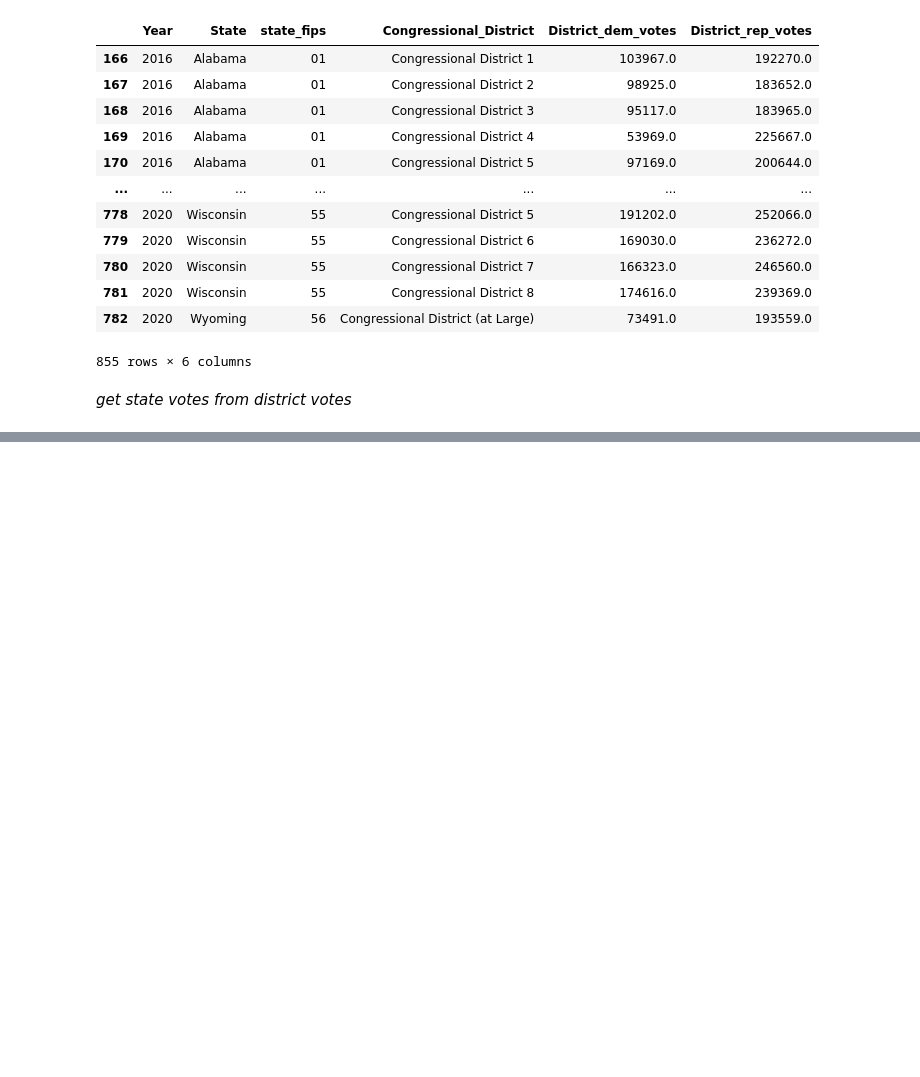
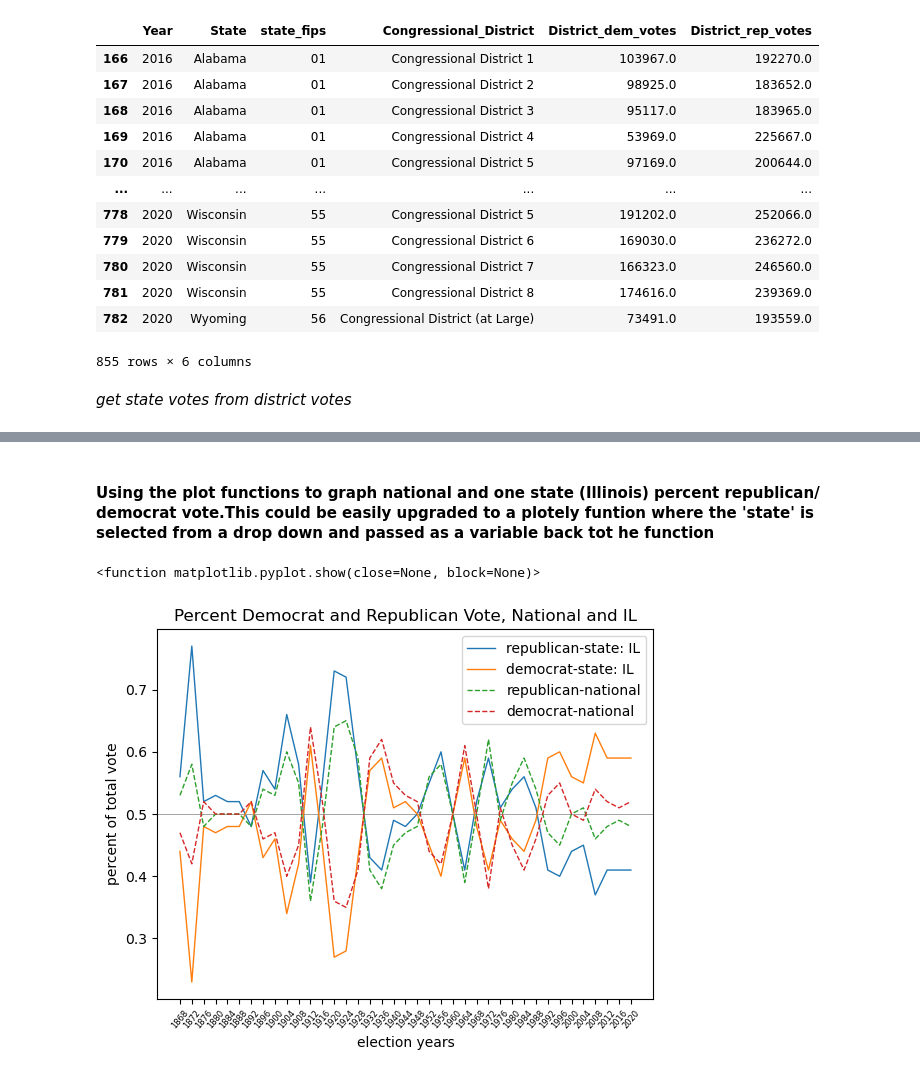
Before and after one commit to SamSims/Pro3_Group4, a Jupyter notebook: html5up-solid-state/Main.ipynb, the cells around one changed output, grey strips where cells are left out. Saved outputs shown, nothing was run; the diff lists cells and outputs as text; code cells hidden in the pictures; blank space fills up the shorter version.

```diff
--- a/html5up-solid-state/DataCleaning.ipynb
+++ b/html5up-solid-state/Main.ipynb
@@ -503,0 +1195,2 @@ elecbydist2.to_json("./Data/election_results_by_district.json",orient="records")
+# %%
+db = mongo['deepHistoricElectionResultstDB']
@@ -503,0 +1199,3 @@ elecbydist2.to_json("./Data/election_results_by_district.json",orient="records")
+# %%
+deepElectionResults = db['deepElectionResults']
+print(db.list_collection_names)
@@ -503,0 +1288,5 @@ elecbydist2.to_json("./Data/election_results_by_district.json",orient="records")
+# %%
+electionYearTo_IdDict = getElectionYearToIdDict(deepElectionResults)
+inputYear = 2020
+thisId = electionYearTo_IdDict[inputYear]
+print(f"ObjectId string: {thisId}")
@@ -503,0 +1297,6 @@ elecbydist2.to_json("./Data/election_results_by_district.json",orient="records")
+# %%
+object_id_string = electionYearTo_IdDict[2020]
+object_id = ObjectId(object_id_string)
+election_2020 = deepElectionResults.find_one({"_id": object_id})
+retrieved_election_year = election_2020['election_year']
+print(f"input year: {inputYear}, year retrieved from DB: {retrieved_election_year}")
@@ -503,0 +1657,11 @@ elecbydist2.to_json("./Data/election_results_by_district.json",orient="records")
+# %% [markdown]
+#### Using the plot functions to graph national and one state (Illinois) percent republican/ democrat vote.This could be easily upgraded to a plotely funtion where the 'state' is selected from a drop down and passed as a variable back tot he function
+# %%
+state = 'IL'
+collection = deepElectionResults
+electionDict = election_2020
+plt = plotProportionalVoteByPartyForOneState(collection, electionDict, state)
+plt.show
+# %% [output]
+<function matplotlib.pyplot.show(close=None, block=None)>
+[figure, added]
```
Also changed, not shown: parts of 139 cells of this notebook, 8 other files.
